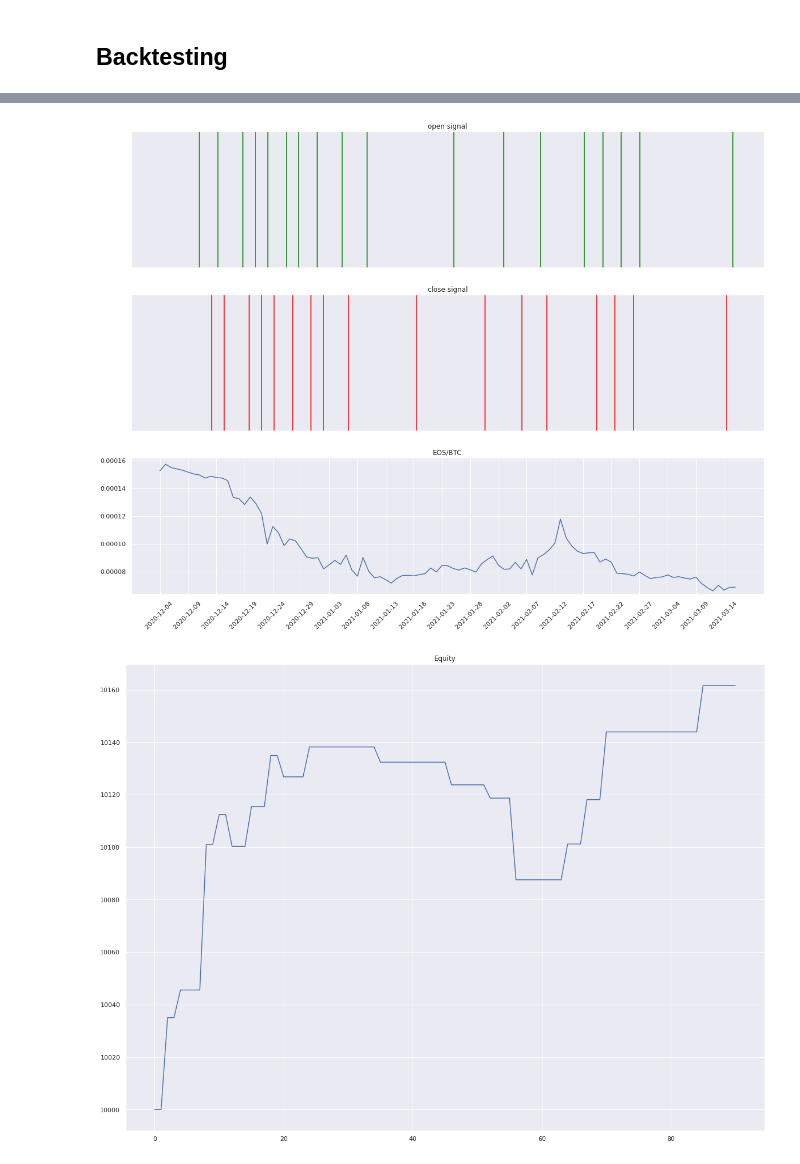
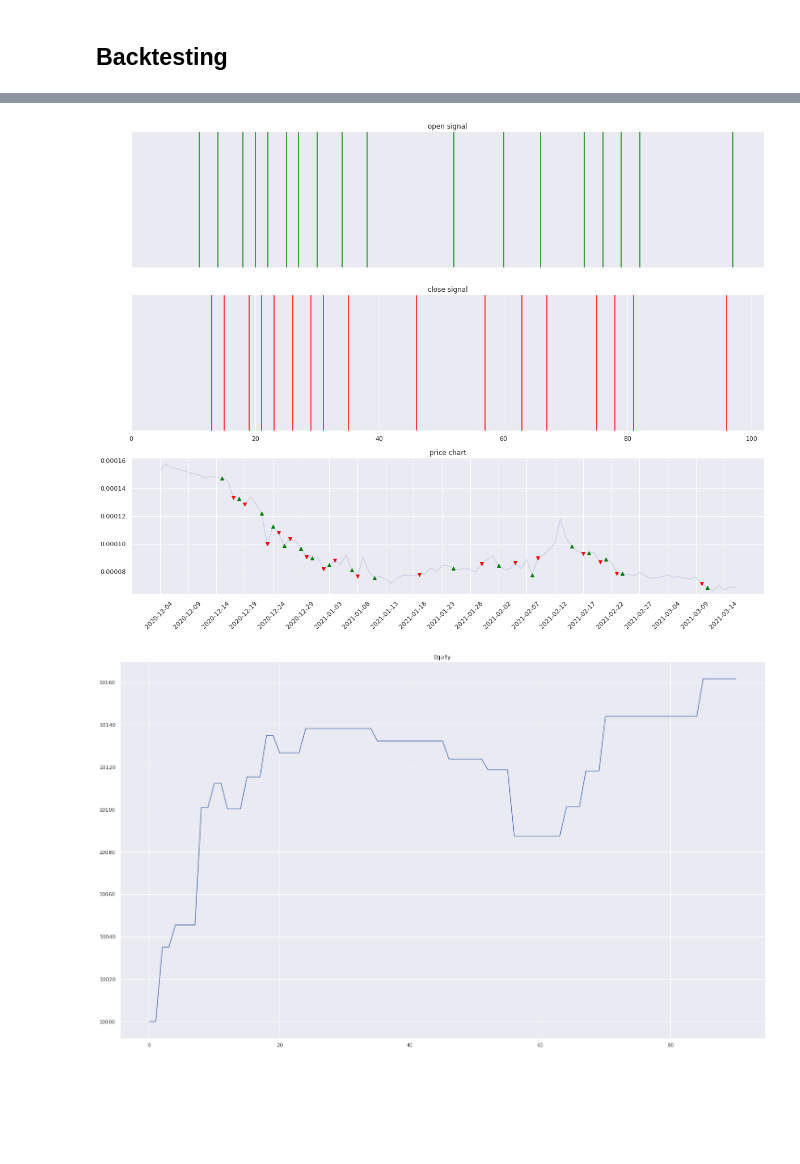
Before and after one commit to erma0x/trading-strategy-explorer, a Jupyter notebook: backtester.ipynb, the cells around one changed output, grey strips where cells are left out. Drawn from its saved outputs; the diff is of its cells as text; code cells hidden in the pictures; blank space fills up the shorter version.

```diff
--- a/backtester.ipynb
+++ b/backtester.ipynb
@@ -69,8 +69,0 @@ dtype: int64
-# %%
-df = df.drop(['symbol'],axis=1)
-df = df.drop(['tradecount'],axis=1)
-# %%
-# We have daily candle, so we can remove, hours, minutes and seconds from our data
-df['date']=df['date'].apply(lambda x: str(x).replace('00:00:00',''))
-# %%
-df=df.set_index('date')
@@ -82,0 +84,7 @@ df.head(1)
+# %%
+df_price = EOSBTC_1d_preprocessing(df)
+
+#df_price = df.copy() # OR
+
+df_price.head(5)
+df_price.tail(5)
@@ -136,29 +133,32 @@ stop_loss = 0.0005 # % stop loss
 cap = 10_000  # capital
 laverage = 250 # laverage
 
-plot_open_signal=[] # open signal
-plot_close_signal=[] # close signal
-equity_history=[]
 
 def backtest(df, capital):
     initial_capital = capital
+    plot_open_signal=[] # open signal
+    plot_close_signal=[] # close signal
+    equity_history=[]
     open_operation = False
     buffer_period=10
+    df['open_signal'] = np.nan#pd.DataFrame(np.nan, index=range(len(df['close'])))#, columns=['A', 'B'])
+    df['close_signal'] = np.nan
 
     for idx in range(len(df)):
         Date = df.index[idx]
-        Open = df['open'].iloc[idx]
-        High = df['high'].iloc[idx]
-        Low  = df['low'].iloc[idx]
-        Close  = df['close'].iloc[idx]
+        Open = df['Open'].iloc[idx]
+        High = df['High'].iloc[idx]
+        Low  = df['Low'].iloc[idx]
+        Close  = df['Close'].iloc[idx]
 
         if int(idx) > buffer_period and int(idx) < len(df.values)-1:  # buffer
 
-            if open_operation==False and Close < df['close'].iloc[idx-2]:
+            if open_operation==False and Close < df['Close'].iloc[idx-2]:
                 open_operation = True
                 open_price = Close
                 print('\nOPEN LONG POSITION price open operation : ',Date,'price EOSBTC open operation :',round(Close,8))
                 plot_open_signal.append(idx)
+                df['open_signal'].iloc[idx] = Close
 
             actual_price = Close
 
@@ -173,6 +173,8 @@ def backtest(df, capital):
                     open_operation = False
                     print('CLOSE LONG POSITION equity:', round(capital,2),'price EOSBTC close operation :',round(Close,10),' at ',Date, ' gain: ',round(gain,3),'$')
                     plot_close_signal.append(idx)
+                    df['close_signal'].iloc[idx] = Close
+
             equity_history.append(capital)
 
 
@@ -199,7 +201,7 @@ def backtest(df, capital):
     ax2.vlines(plot_close_signal,ymin=0,ymax=1,colors='red')
     ax2.set_title('close signal')
     x_axis2 = ax2.axes.get_xaxis()
-    x_axis2.set_visible(False)
+    x_axis2.set_visible(True)
     y_axis2 = ax2.axes.get_yaxis()
     y_axis2.set_visible(False)
     ax2.set_ylim(0, 1)
@@ -207,45 +209,48 @@ def backtest(df, capital):
 
 
     # PRICES
-    ax3.plot(df.index, df.close)
-    ax3.set_title('EOS/BTC')
+    ax3.plot(df.index, df.Close,alpha=0.2)
+    ax3.scatter(df.index,df['open_signal'], color='green', label='buy',marker='^',alpha=1 )
+    ax3.scatter(df.index,df['close_signal'], color='red', label='sell' ,marker='v',alpha=1 )
+
+    ax3.set_title('price chart')
     ax3.set_xticks(df.index[::5])
     ax3.set_xticklabels(df.index[::5], rotation=45)
-    ax3.set_ylim(min(df.close)*0.97, max(df.close)*1.03)
+    ax3.set_ylim(min(df.Close)*0.97, max(df.Close)*1.03)
 
     #plt.figure(figsize=(25,20))
     plt.show()
 
     return equity_history
 
 
 def plot_equity(equity_history):
     f, ax1 = plt.subplots(1, 1, sharey=True)
     f.set_figheight(15)
-    f.set_figwidth(20)
+    #f.set_figwidth(20)
     plt.plot(equity_history)
     plt.title('Equity')
     plt.show()
 
-equity = backtest(df2,capital=cap)
+equity = backtest(df=df_price, capital=cap)
 plot_equity(equity)
 # %% [output]
 OPEN LONG POSITION price open operation :  2020-12-15  price EOSBTC open operation : 0.0001473
 CLOSE LONG POSITION equity: 10035.0 price EOSBTC close operation : 0.0001333  at  2020-12-17   gain:  35.0 $
 
 OPEN LONG POSITION price open operation :  2020-12-18  price EOSBTC open operation : 0.0001324
 CLOSE LONG POSITION equity: 10045.54 price EOSBTC close operation : 0.0001282  at  2020-12-19   gain:  10.537 $
 
 OPEN LONG POSITION price open operation :  2020-12-22  price EOSBTC open operation : 0.0001218
 CLOSE LONG POSITION equity: 10101.04 price EOSBTC close operation : 9.97e-05  at  2020-12-23   gain:  55.502 $
 
 OPEN LONG POSITION price open operation :  2020-12-24  price EOSBTC open operation : 0.0001124
 CLOSE LONG POSITION equity: 10112.4 price EOSBTC close operation : 0.0001079  at  2020-12-25   gain:  11.364 $
 
 ... (38 lines left out)
 
 OPEN LONG POSITION price open operation :  2021-03-11  price EOSBTC open operation : 6.84e-05
 [11, 14, 18, 20, 22, 25, 27, 30, 34, 38, 52, 60, 66, 73, 76, 79, 82, 97]
 [13, 15, 19, 21, 23, 26, 29, 31, 35, 46, 57, 63, 67, 75, 78, 81, 96]
-[figure, old version]
+[figure, new version]
-[figure, old version]
+[figure, new version]
```
Also changed, not shown: parts of 15 cells of this notebook, 3 other files.
